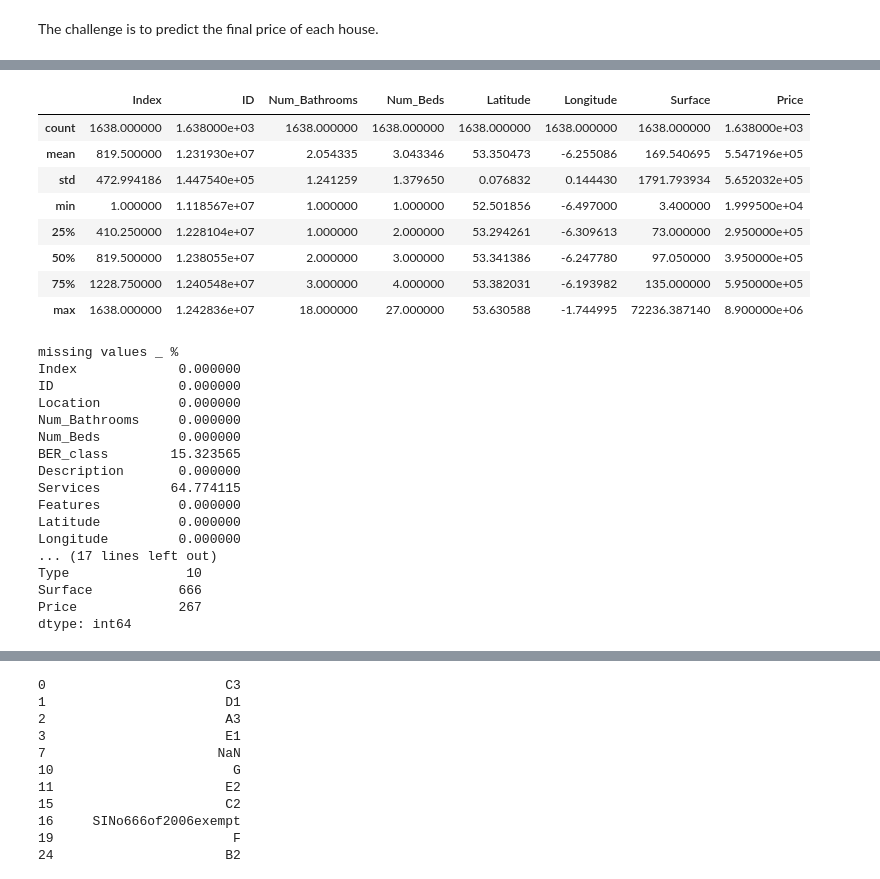
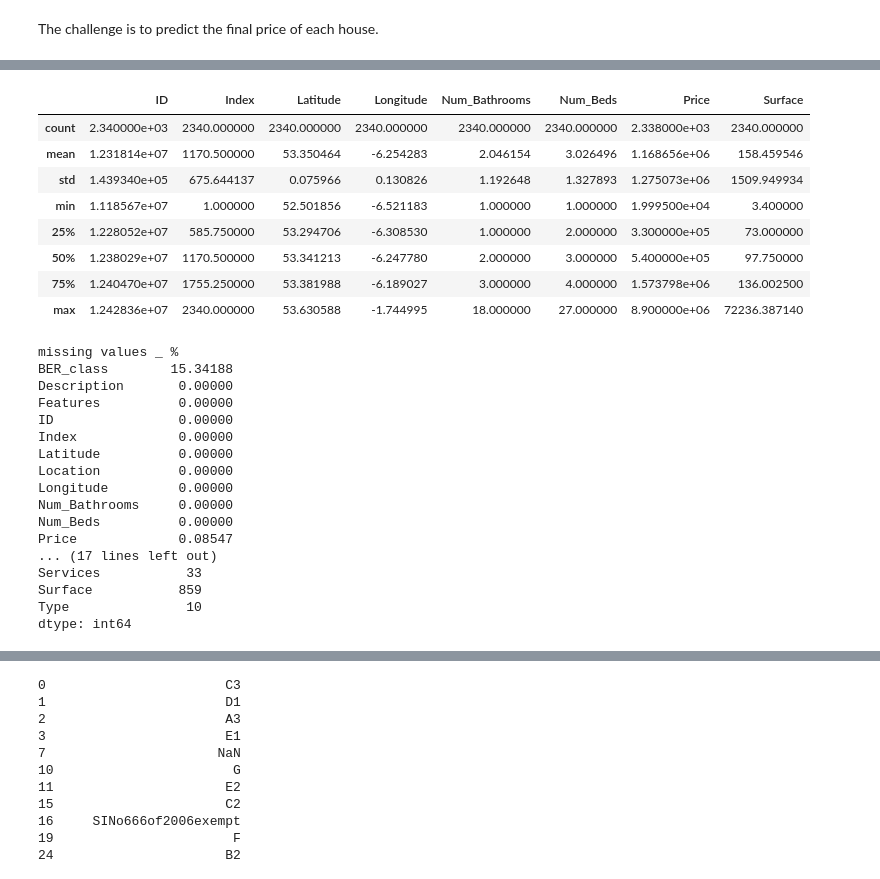
Before and after one commit to tomkeane07/AI-Projects-UL, a Jupyter notebook: semester3/MachineLearningApplications/E3/E3.ipynb, the cells around one changed output, grey strips where cells are left out. Saved outputs shown, nothing was run; the diff lists cells and outputs as text; code cells hidden in the pictures.

```diff
--- a/semester3/MachineLearningApplications/E3/E3.ipynb
+++ b/semester3/MachineLearningApplications/E3/E3.ipynb
@@ -133,6 +133,14 @@ def import_datasets(git_link = 'https://raw.githubusercontent.com/tomkeane07/AI-
       'Test'  : pd.read_csv(git_link+'HousePrice_Test.csv'),
       'Train' : pd.read_csv(git_link+'HousePrice_Train.csv'),
       'true_price'  : pd.read_csv(git_link+'sample_submission.csv')}
+def sort_columns(df):
+  return df.reindex(sorted(df.columns), axis=1)
+
+def hide_one_hot_encoded_cols(df):
+  return df.loc[:, ~df.columns.str.startswith('Location') &
+                      ~df.columns.str.startswith('Type')]
+
+
 try:
   dbs
 except:
@@ -143,5 +151,5 @@ dftrain =  dbs['Train']
 dfcost = dbs['true_price']
 dftest['Price'] = dfcost['Price']
 
-df = dftrain.append(dftest)
+df0 = sort_columns(dftrain.append(dftest))
 # %%
@@ -165,36 +164,36 @@ display(dftest.tail())
 # %%
-display(dftrain.describe())
+display(df0.describe())
 
 print("\n\nmissing values _ %")
-print(dftrain.isna().sum()* 100 / len(dftrain))
+print(df0.isna().sum()* 100 / len(df0))
 print("_________\nunique values")
-print(dftrain.nunique(axis=0))
+print(df0.nunique(axis=0))
 # %% [output]
-|  | Index | ID | Num_Bathrooms | Num_Beds | Latitude | Longitude | Surface | Price |
-| count | 1638.000000 | 1.638000e+03 | 1638.000000 | 1638.000000 | 1638.000000 | 1638.000000 | 1638.000000 | 1.638000e+03 |
-| mean | 819.500000 | 1.231930e+07 | 2.054335 | 3.043346 | 53.350473 | -6.255086 | 169.540695 | 5.547196e+05 |
-| std | 472.994186 | 1.447540e+05 | 1.241259 | 1.379650 | 0.076832 | 0.144430 | 1791.793934 | 5.652032e+05 |
-| min | 1.000000 | 1.118567e+07 | 1.000000 | 1.000000 | 52.501856 | -6.497000 | 3.400000 | 1.999500e+04 |
-| 25% | 410.250000 | 1.228104e+07 | 1.000000 | 2.000000 | 53.294261 | -6.309613 | 73.000000 | 2.950000e+05 |
-| 50% | 819.500000 | 1.238055e+07 | 2.000000 | 3.000000 | 53.341386 | -6.247780 | 97.050000 | 3.950000e+05 |
-| 75% | 1228.750000 | 1.240548e+07 | 3.000000 | 4.000000 | 53.382031 | -6.193982 | 135.000000 | 5.950000e+05 |
-| max | 1638.000000 | 1.242836e+07 | 18.000000 | 27.000000 | 53.630588 | -1.744995 | 72236.387140 | 8.900000e+06 |
+|  | ID | Index | Latitude | Longitude | Num_Bathrooms | Num_Beds | Price | Surface |
+| count | 2.340000e+03 | 2340.000000 | 2340.000000 | 2340.000000 | 2340.000000 | 2340.000000 | 2.338000e+03 | 2340.000000 |
+| mean | 1.231814e+07 | 1170.500000 | 53.350464 | -6.254283 | 2.046154 | 3.026496 | 1.168656e+06 | 158.459546 |
+| std | 1.439340e+05 | 675.644137 | 0.075966 | 0.130826 | 1.192648 | 1.327893 | 1.275073e+06 | 1509.949934 |
+| min | 1.118567e+07 | 1.000000 | 52.501856 | -6.521183 | 1.000000 | 1.000000 | 1.999500e+04 | 3.400000 |
+| 25% | 1.228052e+07 | 585.750000 | 53.294706 | -6.308530 | 1.000000 | 2.000000 | 3.300000e+05 | 73.000000 |
+| 50% | 1.238029e+07 | 1170.500000 | 53.341213 | -6.247780 | 2.000000 | 3.000000 | 5.400000e+05 | 97.750000 |
+| 75% | 1.240470e+07 | 1755.250000 | 53.381988 | -6.189027 | 3.000000 | 4.000000 | 1.573798e+06 | 136.002500 |
+| max | 1.242836e+07 | 2340.000000 | 53.630588 | -1.744995 | 18.000000 | 27.000000 | 8.900000e+06 | 72236.387140 |
 missing values _ %
-Index             0.000000
-ID                0.000000
-Location          0.000000
-Num_Bathrooms     0.000000
-Num_Beds          0.000000
-BER_class        15.323565
-Description       0.000000
-Services         64.774115
-Features          0.000000
-Latitude          0.000000
-Longitude         0.000000
+BER_class        15.34188
+Description       0.00000
+Features          0.00000
+ID                0.00000
+Index             0.00000
+Latitude          0.00000
+Location          0.00000
+Longitude         0.00000
+Num_Bathrooms     0.00000
+Num_Beds          0.00000
+Price             0.08547
 ... (17 lines left out)
+Services           33
+Surface           859
 Type               10
-Surface           666
-Price             267
 dtype: int64
 # %%
 dropcols = ['Index', 'ID']
```
Also changed, not shown: parts of 36 cells of this notebook.
